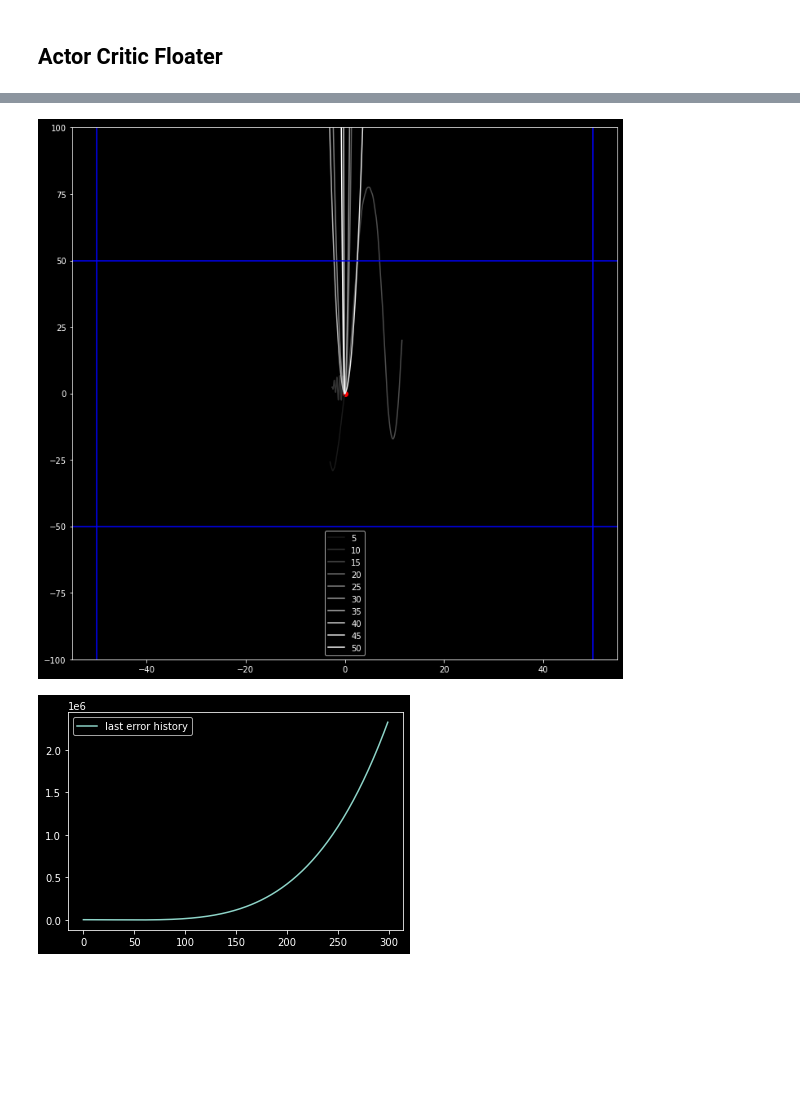
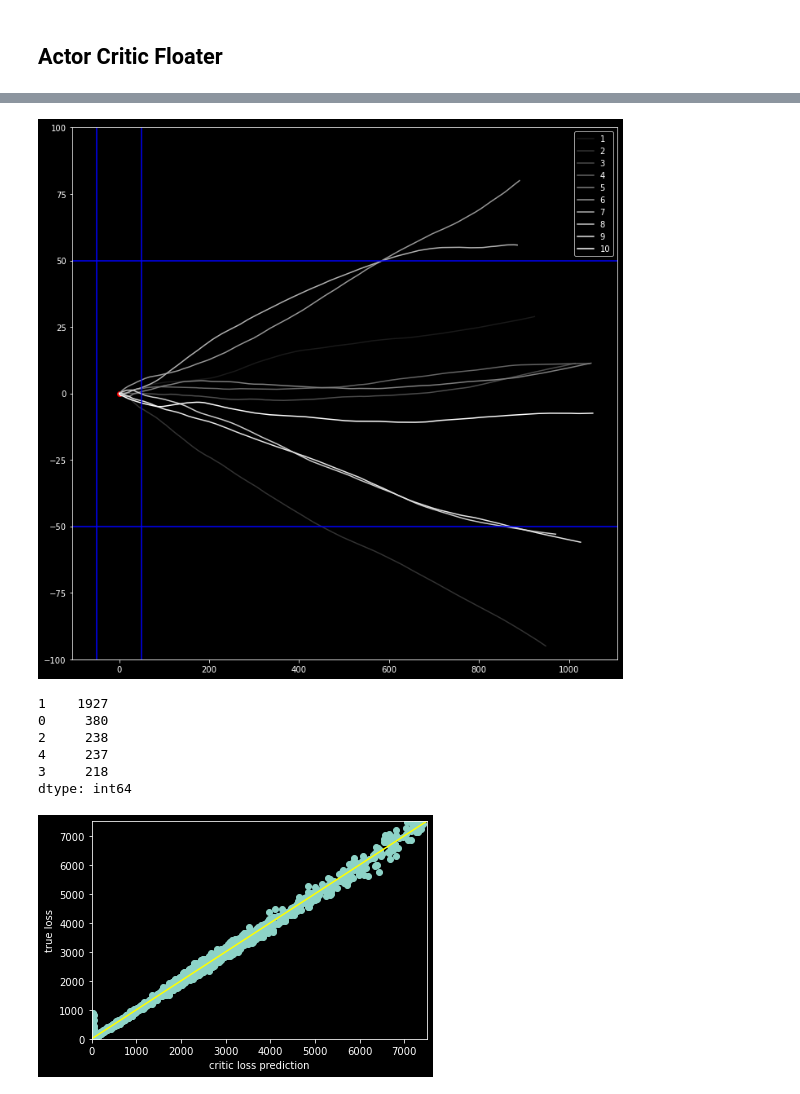
Before and after one commit to dtersegno/cannon, a Jupyter notebook: floater.ipynb, the cells around one changed output, grey strips where cells are left out. Saved outputs shown, nothing was run; the diff lists cells and outputs as text; code cells hidden in the pictures; blank space fills up the shorter version.

Commit message:
good critic at least

```diff
--- a/floater.ipynb
+++ b/floater.ipynb
@@ -203,7 +198,7 @@ eps
 # %%
 num_actions = 5
-pilot = Pilot(num_outputs=num_actions)
-# pilot = Pilot2(num_outputs=num_actions)
+# pilot = Pilot(num_outputs=num_actions)
+pilot = Pilot2(num_outputs=num_actions)
 
 pilot.summary()
 # %% [output]
@@ -227,12 +227,18 @@ _________________________________________________________________
 # %%
-learning_rate = tf.keras.optimizers.schedules.ExponentialDecay(0.00001, 1000, 0.1)
-# learning_rate = 0.000001
-optimizer = tf.optimizers.SGD(learning_rate=learning_rate)
+learning_rate = tf.keras.optimizers.schedules.ExponentialDecay(0.000000001, 500, 0.1)
+
+optimizer = tf.optimizers.Adam(learning_rate = learning_rate)
+
+# optimizer = tf.optimizers.SGD(learning_rate=learning_rate)
 
 #learning_rate = 0.0001
-#optimizer = tf.optimizers.Adam(learning_rate = learning_rate,
+# optimizer = tf.optimizers.Adam(learning_rate = learning_rate,
 #                              beta_1=0.999,
 #                              beta_2=0.9)
+
+
+actor_eps = 1e-1
+actor_learning_rate_modifier = 100
 # %%
 directions_dict = {0:'coast', 1:'right', 2:'up', 3:'left', 4:'down'}
 
@@ -240,18 +246,20 @@ huber = tf.losses.Huber()
 
 target_altitude = 50.
 
-num_epochs = 50
+num_epochs = 10
 num_updates = 10
 update_period = num_epochs // num_updates
 epoch_count = 0.
 
 max_time = 30.
 
-
+all_critic_values = []
+all_loss_values = []
 
 plt.figure(figsize = (12,12))
 
 all_action_history = []
+
 for epoch in range(1,num_epochs+1):
     init_vel = rng.random(2) - np.array([0.5,0.5])
     rocket = Rocket(time_step = 0.1, fuel_rate=0.005, init_velocity=init_vel)
@@ -261,8 +269,10 @@ for epoch in range(1,num_epochs+1):
         errors_history = []
         critic_values_history = []
         action_probs_history= []
-        while rocket.above_ground(-1000000.) and rocket.stopwatch < max_time:
+        while rocket.above_ground(-100.) and rocket.position[1] < 100 and rocket.stopwatch < max_time:
             action_probs, critic_value = pilot.call(state, training=True)
+            action_probs = tf.clip_by_value(action_probs, actor_eps, 1-actor_eps)
+            action_probs = action_probs/sum(action_probs)
             action = rng.choice(num_actions, p = np.squeeze(action_probs))
             action_prob = action_probs[action]
             if action == 0:
@@ -273,22 +283,33 @@ for epoch in range(1,num_epochs+1):
             rocket.advance()
             state = rocket.get_state()
 
-            errors_history.append((rocket.position[1] - target_altitude)**2)
+            error = (rocket.position[1] - target_altitude)**2
+            errors_history.append(error)
             critic_values_history.append(critic_value)
             action_probs_history.append(action_prob)
+
+            #all training values to monitor learning
+            all_critic_values.append(critic_value)
+            all_loss_values.append(error)
+
+
 
         losses = []
         discount_factor = 0.99
         running_discounted_sum = 0
         for error, critic_value, action_prob in zip(errors_history, critic_values_history, action_probs_history):
             critic_error = huber([error], [critic_value])
+            critic_diff = critic_value - error
 #             losses.append(discount_factor*(action_prob*critic_error + critic_error))
-            step_loss = (-tf.math.log(action_prob)*critic_error + critic_error)
+            step_loss = (-actor_learning_rate_modifier*tf.math.log(action_prob)*critic_diff + critic_error)
+#             step_loss = (tf.math.log(action_prob)*critic_diff + critic_error)
             losses.append(step_loss + discount_factor*running_discounted_sum)
             running_discounted_sum = step_loss + running_discounted_sum*discount_factor
 
         sum_losses = tf.reduce_mean(losses)
         grads = tape.gradient(sum_losses, pilot.trainable_variables)
+        #clip grad values
+#         grads = [tf.clip_by_value(grad, -1, 1) for grad in grads]
         optimizer.apply_gradients(zip(grads, pilot.trainable_variables))
 
     if epoch%update_period == 0:
@@ -305,12 +326,29 @@ plt.axvline(50, color = 'blue')
 plt.scatter([[0]], [[0]], color = 'red')
 plt.show()
 
-plt.plot(errors_history, label = 'last error history')
+# plt.plot(errors_history, label = 'last error history')
 # plt.plot(critic_losses, label = 'actor losses')
 # plt.plot(actor_losses, label = 'critic_losses')
-plt.legend()
+# plt.legend()
+# plt.show();
+
+# pd.Series(all_action_history).replace(directions_dict).value_counts()[directions_dict.values()]
+print(pd.Series(all_action_history).value_counts())
+
+
+
+boundary = 7500
+plt.scatter(all_critic_values, all_loss_values)
+plt.plot([0,boundary],[0,boundary], color = 'yellow')
+plt.xlabel('critic loss prediction')
+plt.ylabel('true loss')
+plt.xlim(0,boundary)
+plt.ylim(0,boundary)
 plt.show();
 
-# pd.Series(all_action_history).replace(directions_dict).value_counts()[directions_dict.values()]
-pd.Series(all_action_history).value_counts()
+
+plt.plot(np.array(all_critic_values) -np.array( all_loss_values))
+plt.xlabel('trial')
+plt.ylabel('residual')
+plt.show();
 # %% [output]
@@ -327,2 +365,8 @@ Epoch 50, loss 7463799.50, remaining fuel 9.850, time 30.00 sec
-[figure, old version]
+[figure, new version]
+1    1927
+0     380
+2     238
+4     237
+3     218
+dtype: int64
-[figure, old version]
+[figure, new version]
```
Also changed, not shown: parts of 11 cells of this notebook, 4 other files.
